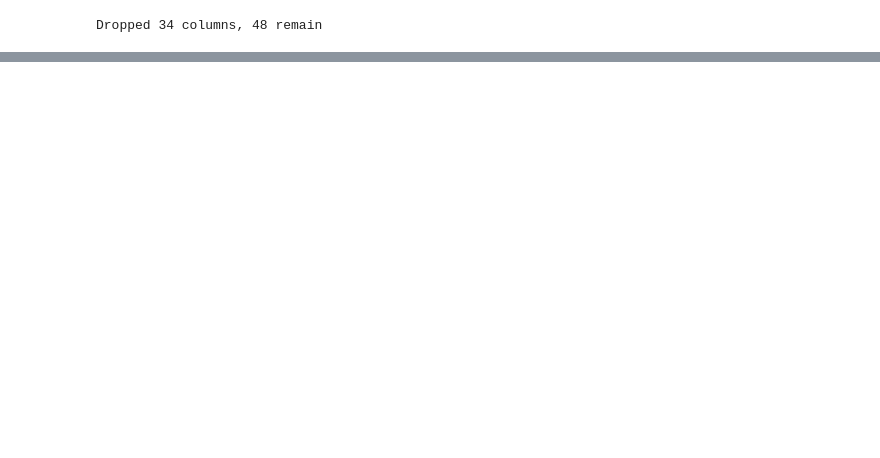
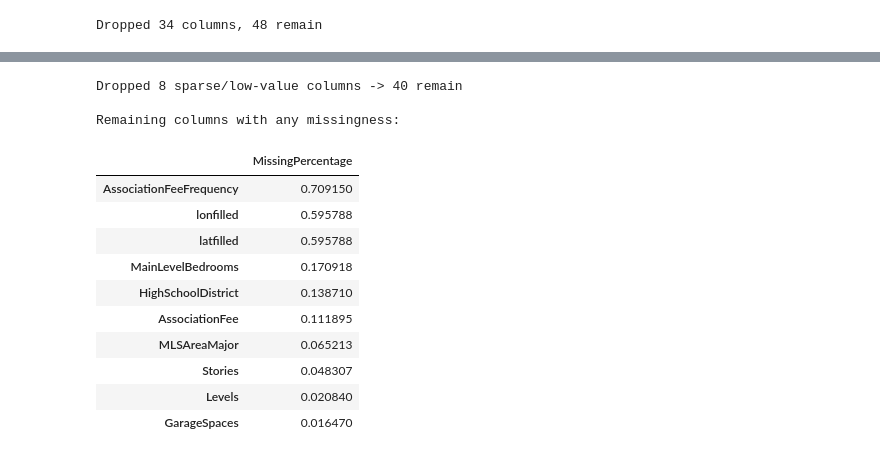
Before and after one commit to Zahi-Rahman/IDX-Exchange-DS-Project, a Jupyter notebook: 02_preprocessing.ipynb, the cells around one changed output, grey strips where cells are left out. Drawn from its saved outputs; the diff is of its cells as text; code cells hidden in the pictures; blank space fills up the shorter version.

```diff
--- a/02_preprocessing.ipynb
+++ b/02_preprocessing.ipynb
@@ -97,0 +188,32 @@ df[['WaterfrontYN', 'BasementYN']] = df[['WaterfrontYN', 'BasementYN']].fillna(F
+# %%
+DROP_SPARSE_COLS = [
+    "BelowGradeFinishedArea", "BuilderName", "LotSizeDimensions",
+    "BuildingAreaTotal", "ElementarySchool", "MiddleOrJuniorSchool",
+    "HighSchool", "Flooring",
+]
+before_cols = df.shape[1]
+df = df.drop(columns=[c for c in DROP_SPARSE_COLS if c in df.columns])
+print(f"Dropped {before_cols - df.shape[1]} sparse/low-value columns -> {df.shape[1]} remain")
+
+df["HasNamedSubdivision"] = df["SubdivisionName"].notna().astype(int) #Convert Subdivision Name to a binary feature (1 = Has, 0 = Does not have)
+df = df.drop(columns=["SubdivisionName"])
+
+print("\nRemaining columns with any missingness:")
+missing_percentages = df.isna().sum()[df.isna().sum() > 0] / len(df)
+missing_percentages = pd.DataFrame(missing_percentages, columns=["MissingPercentage"]).sort_values(by="MissingPercentage", ascending=False)
+missing_percentages.head(10)
+# %% [output]
+Dropped 8 sparse/low-value columns -> 40 remain
+
+Remaining columns with any missingness:
+|  | MissingPercentage |
+| AssociationFeeFrequency | 0.709150 |
+| lonfilled | 0.595788 |
+| latfilled | 0.595788 |
+| MainLevelBedrooms | 0.170918 |
+| HighSchoolDistrict | 0.138710 |
+| AssociationFee | 0.111895 |
+| MLSAreaMajor | 0.065213 |
+| Stories | 0.048307 |
+| Levels | 0.020840 |
+| GarageSpaces | 0.016470 |
```
Also changed, not shown: parts of 38 cells of this notebook.
